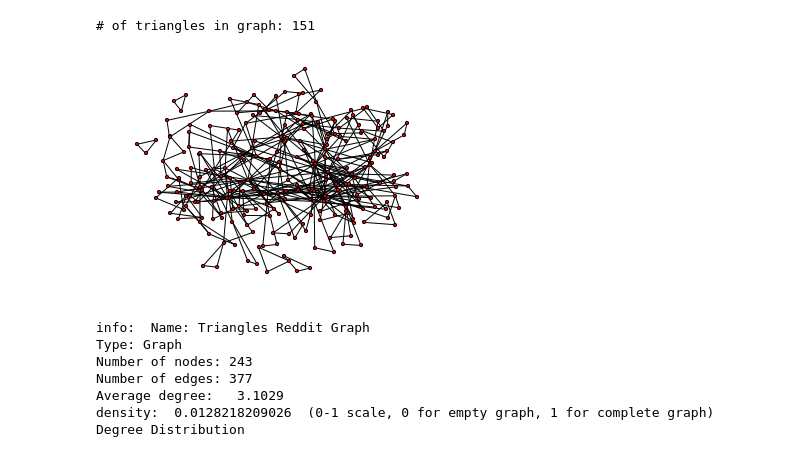
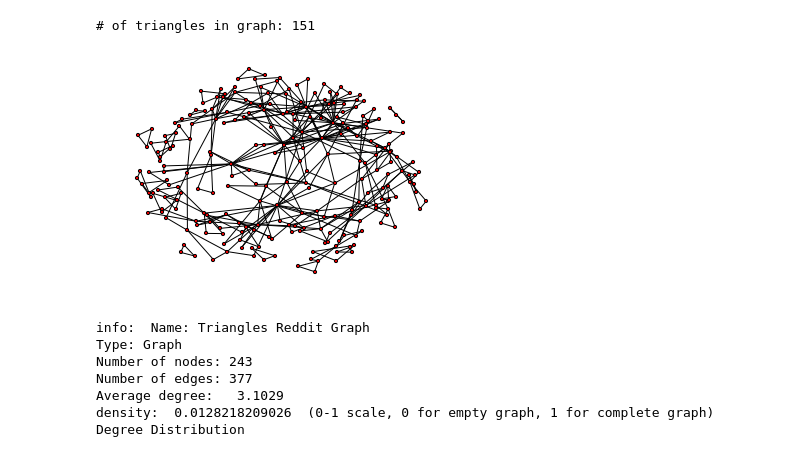
Before and after one commit to grezesf/Research, a Jupyter notebook: reddit/Network-Graph-Visualization.ipynb, the cells around one changed output. Cells and saved outputs as stored; diff of their text form; code cells hidden in the pictures.

```diff
--- a/reddit/Network-Graph-Visualization.ipynb
+++ b/reddit/Network-Graph-Visualization.ipynb
@@ -86,13 +86,13 @@ for triangle in triangle_list:
         # add edge
          triangles_reddit_graph.add_edge(n1, n2)
 # %%
-nx.draw_networkx(triangles_reddit_graph, pos=nx.spring_layout(triangles_reddit_graph, iterations=10), with_labels=False, node_size=10)
+nx.draw_networkx(triangles_reddit_graph, pos=nx.spring_layout(triangles_reddit_graph, iterations=15), with_labels=False, node_size=10)
 plt.xlim(-0.05,1.05)
 plt.ylim(-0.05,1.05)
 plt.axis('off')
 plt.show()
 # %% [output]
-[figure, old version]
+[figure, new version]
 # %%
 # Stats
 # print 'degrees:',nx.degree_histogram(reddit_graph)
```
Also changed, not shown: 1 other file.
